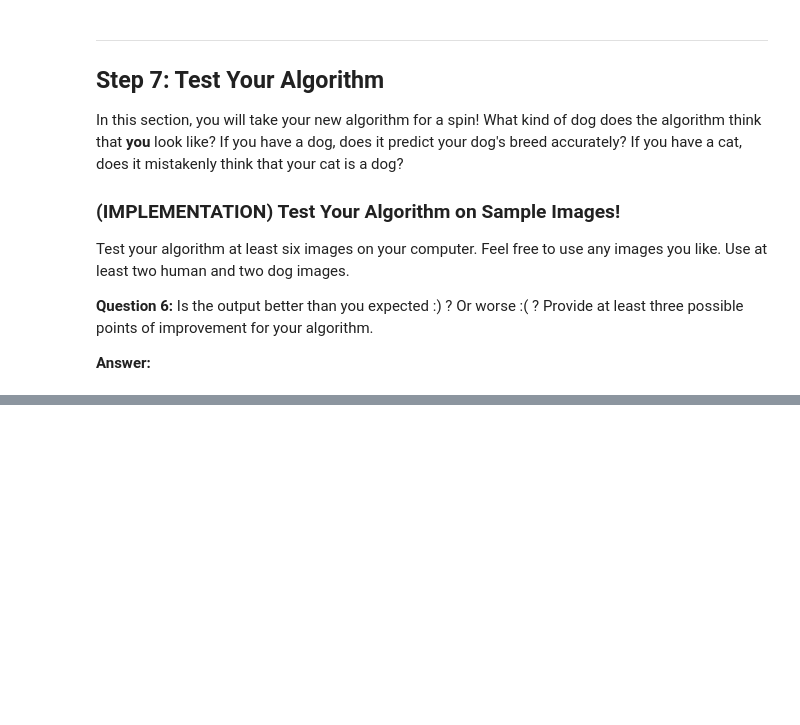
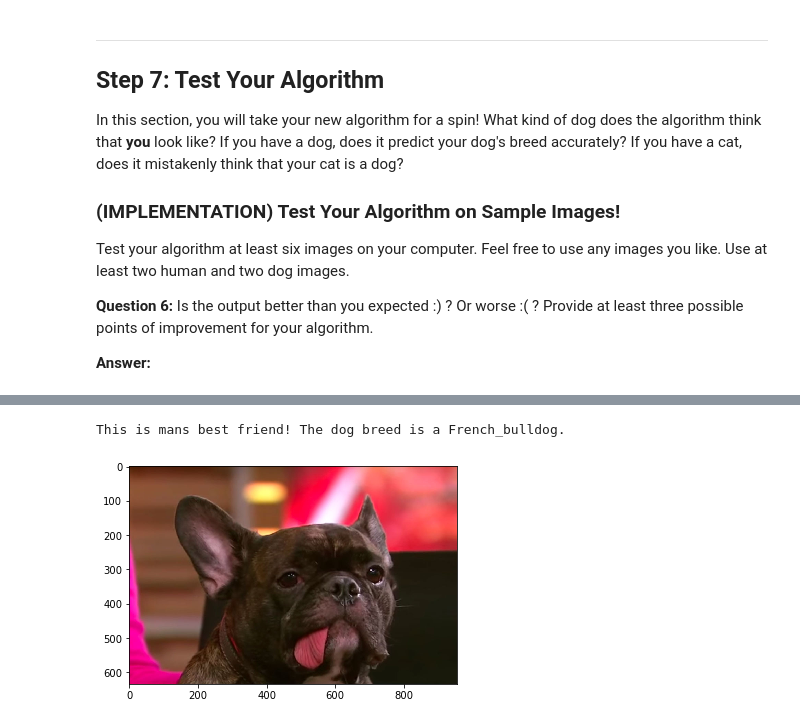
Before and after one commit to robertyoung2/dog-project-master, a Jupyter notebook: dog_app.ipynb, the cells around one changed output, grey strips where cells are left out. Cells and saved outputs as stored; diff of their text form; code cells hidden in the pictures; blank space fills up the shorter version.

```diff
--- a/dog_app.ipynb
+++ b/dog_app.ipynb
@@ -741,0 +766,5 @@ __Answer:__
+# %%
+mans_best_friend('test-images/gary_fisher.jpg')
+# %% [output]
+This is mans best friend! The dog breed is a French_bulldog.
+[figure, added]
```
Also changed, not shown: parts of 7 cells of this notebook.
